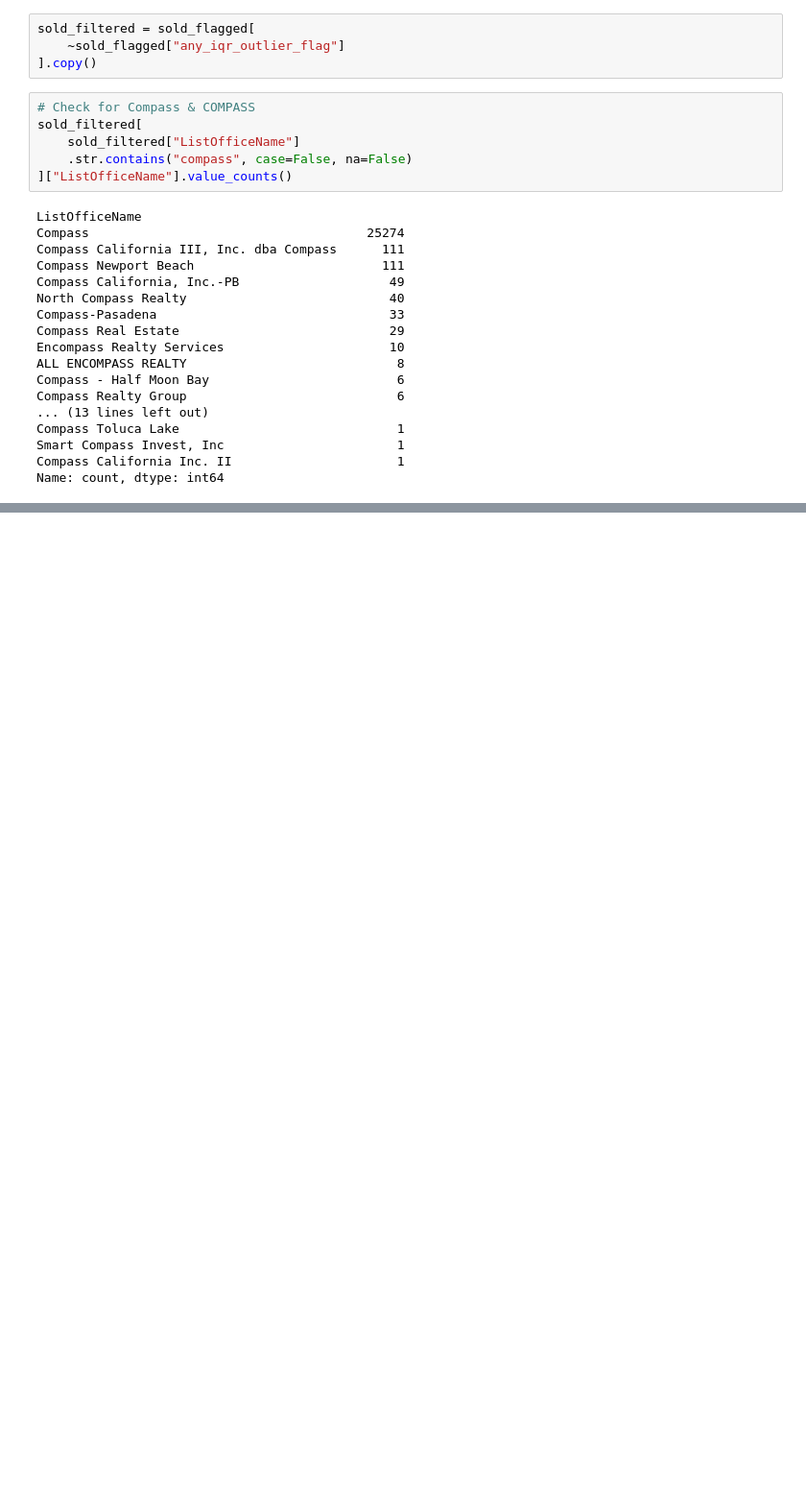
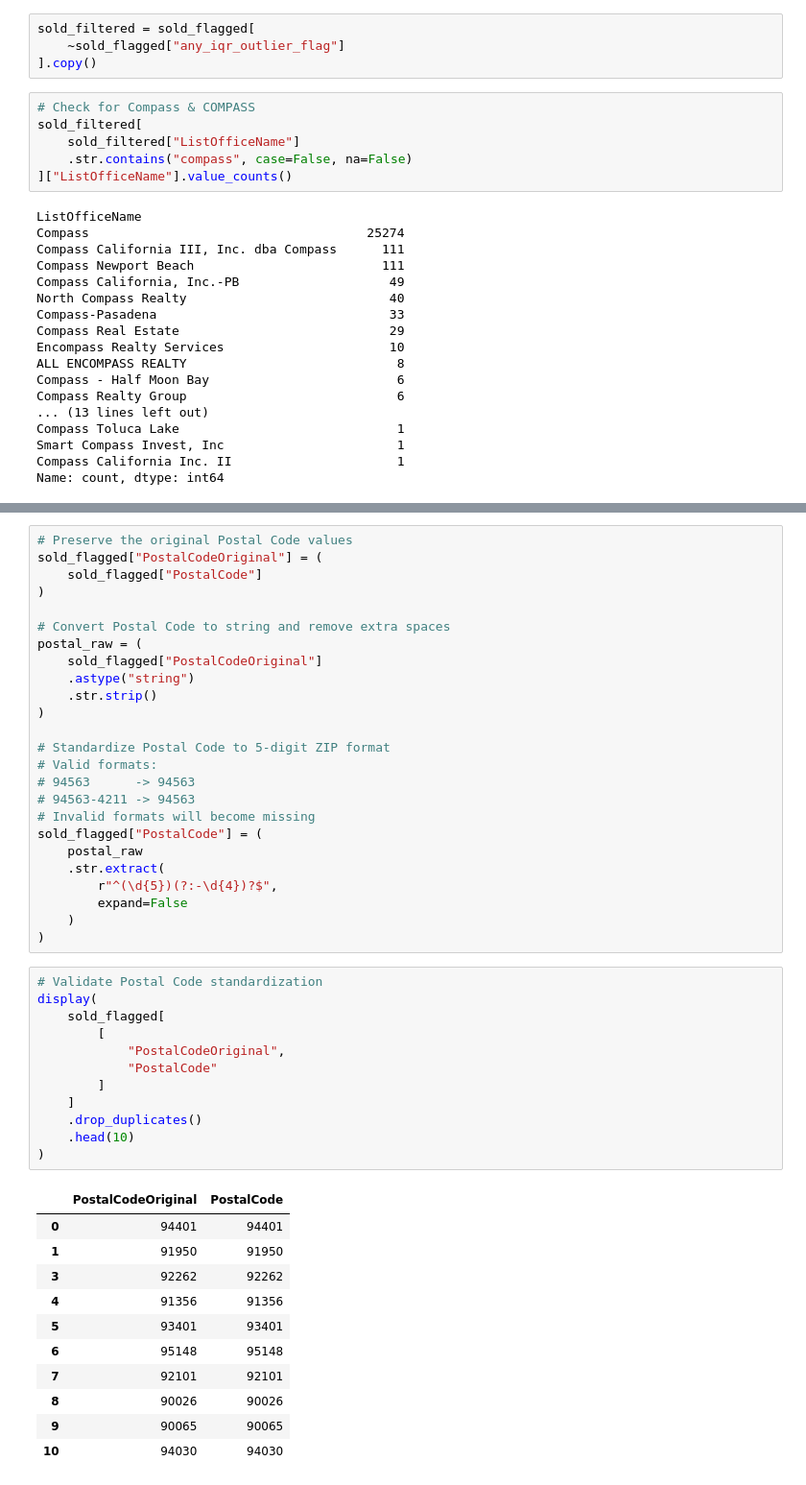
Before and after one commit to pintzu-22/IDXExchange-Data-Analyst-Intern, a Jupyter notebook: outlier_detection.ipynb, the cells around one changed output, grey strips where cells are left out. Shown at 96% size. Drawn from its saved outputs; the diff is of its cells as text; blank space fills up the shorter version.

Commit message:
Add ZIP code validation

```diff
--- a/outlier_detection.ipynb
+++ b/outlier_detection.ipynb
@@ -854,0 +984,49 @@ All datasets saved successfully: True
+# %%
+# Preserve the original Postal Code values
+sold_flagged["PostalCodeOriginal"] = (
+    sold_flagged["PostalCode"]
+)
+
+# Convert Postal Code to string and remove extra spaces
+postal_raw = (
+    sold_flagged["PostalCodeOriginal"]
+    .astype("string")
+    .str.strip()
+)
+
+# Standardize Postal Code to 5-digit ZIP format
+# Valid formats:
+# 94563      -> 94563
+# 94563-4211 -> 94563
+# Invalid formats will become missing
+sold_flagged["PostalCode"] = (
+    postal_raw
+    .str.extract(
+        r"^(\d{5})(?:-\d{4})?$",
+        expand=False
+    )
+)
+# %%
+# Validate Postal Code standardization
+display(
+    sold_flagged[
+        [
+            "PostalCodeOriginal",
+            "PostalCode"
+        ]
+    ]
+    .drop_duplicates()
+    .head(10)
+)
+# %% [output]
+|  | PostalCodeOriginal | PostalCode |
+| 0 | 94401 | 94401 |
+| 1 | 91950 | 91950 |
+| 3 | 92262 | 92262 |
+| 4 | 91356 | 91356 |
+| 5 | 93401 | 93401 |
+| 6 | 95148 | 95148 |
+| 7 | 92101 | 92101 |
+| 8 | 90026 | 90026 |
+| 9 | 90065 | 90065 |
+| 10 | 94030 | 94030 |
```
Also changed, not shown: parts of 21 cells of this notebook.
